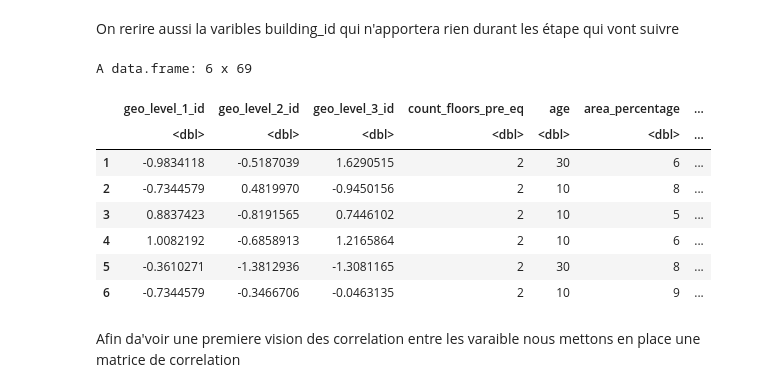
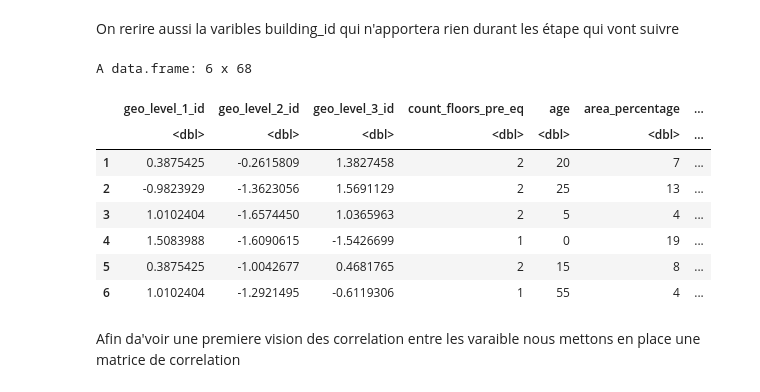
Before and after one commit to ULB-INFO-F-422/richter-s-predictor-group-26, a Jupyter notebook: FirstVersion.ipynb, the cells around one changed output. Cells and saved outputs as stored; diff of their text form; code cells hidden in the pictures.

```diff
--- a/FirstVersion.ipynb
+++ b/FirstVersion.ipynb
@@ -228,8 +199,10 @@ A data.frame: 6 x 32
 | 6 | 333020 | 8 | 558 | 6089 | 2 | 10 | ... |
 # %%
 data_normalise <- scale(data_preprocessed[, c("geo_level_1_id", "geo_level_2_id", "geo_level_3_id" )])
+data_normaliseT <- scale(data_preprocessedT[, c("geo_level_1_id", "geo_level_2_id", "geo_level_3_id" )])
 # %%
 data_preprocessed[, c("geo_level_1_id", "geo_level_2_id", "geo_level_3_id")] <- data_normalise[, c("geo_level_1_id", "geo_level_2_id", "geo_level_3_id" )]
+data_preprocessedT[, c("geo_level_1_id", "geo_level_2_id", "geo_level_3_id")] <- data_normaliseT[, c("geo_level_1_id", "geo_level_2_id", "geo_level_3_id" )]
 # %%
 head(data_preprocessed)
 # %% [output]
@@ -271,7 +234,17 @@ cols_to_transform <- c("land_surface_condition", "foundation_type", "roof_type",
 one_hot_trans <- dummyVars(formula = ~ ., data = trainMerged[, cols_to_transform])
 
 data_one_hot <- data.frame(predict(one_hot_trans, newdata = trainMerged))
+# %%
+cols_to_transformT <- c("land_surface_condition", "foundation_type", "roof_type",
+                       "ground_floor_type", "other_floor_type", "position",
+                       "plan_configuration", "legal_ownership_status")
+
+one_hot_transT <- dummyVars(formula = ~ ., data = test[, cols_to_transformT])
+
+data_one_hotT <- data.frame(predict(one_hot_transT, newdata = test))
 # %% [markdown]
 Etape 3 : On fusionne nos varibale modifer avec notre dataset afin d'obtenir un table avec seulement des valeur numeriques
 # %%
 trainCleaned <- cbind(data_preprocessed, data_one_hot)
+trainCleanedT <- cbind(data_preprocessedT, data_one_hotT)
+head(trainCleaned)
@@ -280,17 +263,18 @@ On rerire aussi la varibles building_id qui n'apportera rien durant les étape q
 # %%
 trainCleaned <- trainCleaned %>% relocate(damage_grade, .after = legal_ownership_statusw)
 trainCleaned <- select(trainCleaned, -c(building_id))
-head(trainCleaned)
+trainCleanedT <- select(trainCleanedT, -c(building_id))
+head(trainCleanedT)
 # %% [output]
-A data.frame: 6 x 69
+A data.frame: 6 x 68
 |  | geo_level_1_id | geo_level_2_id | geo_level_3_id | count_floors_pre_eq | age | area_percentage | ... |
 |  | <dbl> | <dbl> | <dbl> | <dbl> | <dbl> | <dbl> | ... |
-| 1 | -0.9834118 | -0.5187039 | 1.6290515 | 2 | 30 | 6 | ... |
-| 2 | -0.7344579 | 0.4819970 | -0.9450156 | 2 | 10 | 8 | ... |
-| 3 | 0.8837423 | -0.8191565 | 0.7446102 | 2 | 10 | 5 | ... |
-| 4 | 1.0082192 | -0.6858913 | 1.2165864 | 2 | 10 | 6 | ... |
-| 5 | -0.3610271 | -1.3812936 | -1.3081165 | 2 | 30 | 8 | ... |
-| 6 | -0.7344579 | -0.3466706 | -0.0463135 | 2 | 10 | 9 | ... |
+| 1 | 0.3875425 | -0.2615809 | 1.3827458 | 2 | 20 | 7 | ... |
+| 2 | -0.9823929 | -1.3623056 | 1.5691129 | 2 | 25 | 13 | ... |
+| 3 | 1.0102404 | -1.6574450 | 1.0365963 | 2 | 5 | 4 | ... |
+| 4 | 1.5083988 | -1.6090615 | -1.5426699 | 1 | 0 | 19 | ... |
+| 5 | 0.3875425 | -1.0042677 | 0.4681765 | 2 | 15 | 8 | ... |
+| 6 | 1.0102404 | -1.2921495 | -0.6119306 | 1 | 55 | 4 | ... |
 # %% [markdown]
 Afin da'voir une premiere vision des correlation entre les varaible nous mettons en place une matrice de correlation
 # %%
```
Also changed, not shown: parts of 56 cells of this notebook.
